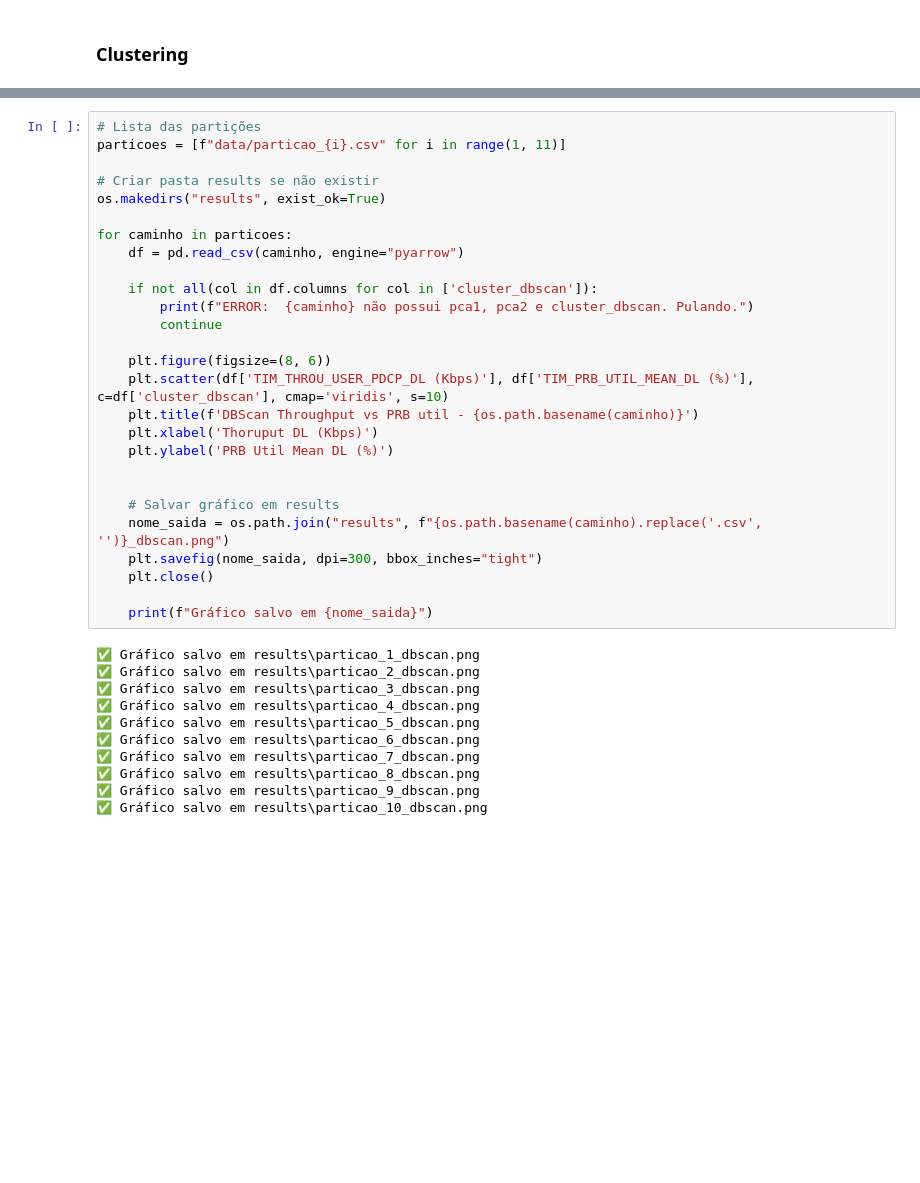
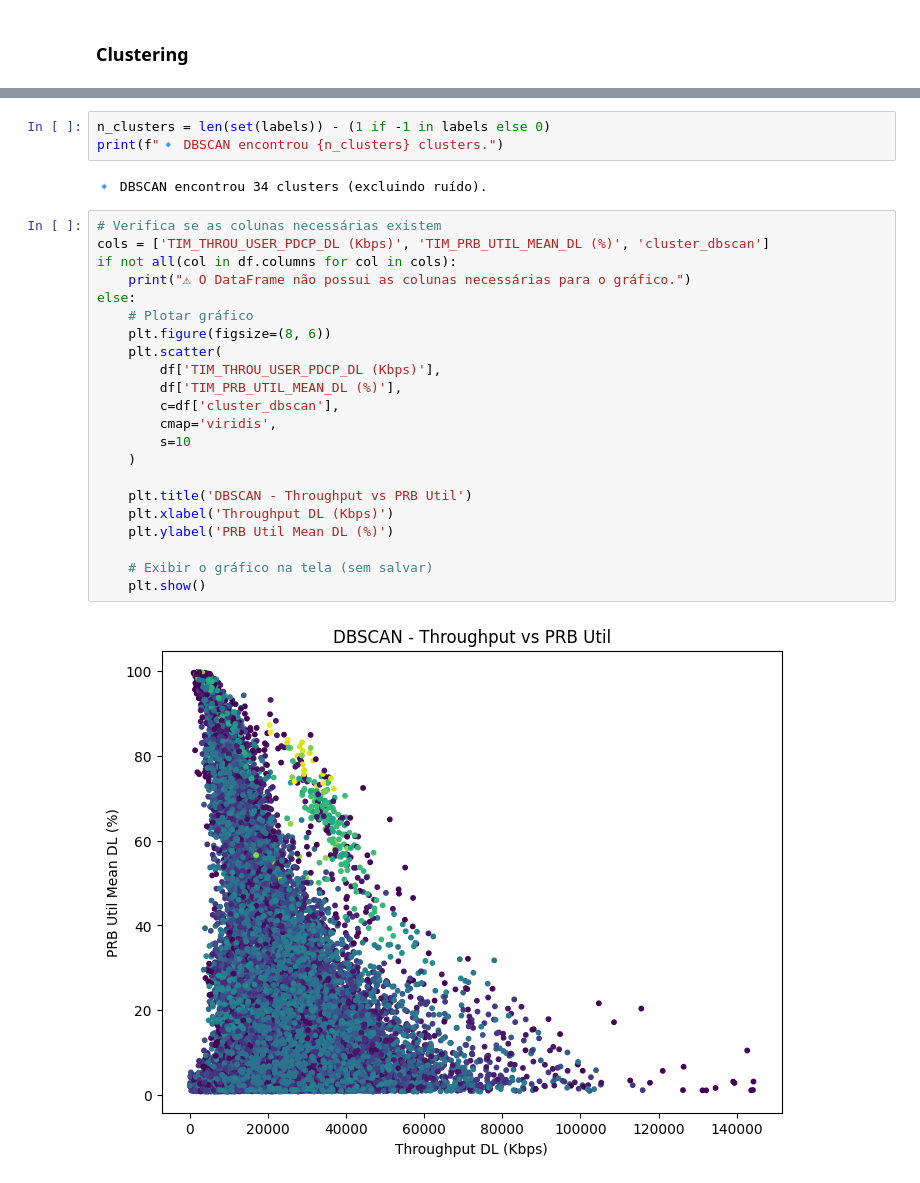
Before and after one commit to BrunoWolf03/TCC-TIM, a Jupyter notebook: agrupamentoDBScan.ipynb, the cells around one changed output, grey strips where cells are left out. Saved outputs shown, nothing was run; the diff lists cells and outputs as text; blank space fills up the shorter version.

Commit message:
drop colunas selecionadas

```diff
--- a/agrupamentoDBScan.ipynb
+++ b/agrupamentoDBScan.ipynb
@@ -120,38 +74,29 @@ data/particao_10.csv: Silhueta = -0.18752159335623608
+# %%
+n_clusters = len(set(labels)) - (1 if -1 in labels else 0)
+print(f"🔹 DBSCAN encontrou {n_clusters} clusters.")
+# %% [output]
+🔹 DBSCAN encontrou 34 clusters (excluindo ruído).
 # %%
-# Lista das partições
-particoes = [f"data/particao_{i}.csv" for i in range(1, 11)]
+# Verifica se as colunas necessárias existem
+cols = ['TIM_THROU_USER_PDCP_DL (Kbps)', 'TIM_PRB_UTIL_MEAN_DL (%)', 'cluster_dbscan']
+if not all(col in df.columns for col in cols):
+    print("⚠ O DataFrame não possui as colunas necessárias para o gráfico.")
+else:
+    # Plotar gráfico
+    plt.figure(figsize=(8, 6))
+    plt.scatter(
+        df['TIM_THROU_USER_PDCP_DL (Kbps)'],
+        df['TIM_PRB_UTIL_MEAN_DL (%)'],
+        c=df['cluster_dbscan'],
+        cmap='viridis',
+        s=10
+    )
 
-# Criar pasta results se não existir
-os.makedirs("results", exist_ok=True)
-
-for caminho in particoes:
-    df = pd.read_csv(caminho, engine="pyarrow")
-
-    if not all(col in df.columns for col in ['cluster_dbscan']):
-        print(f"ERROR:  {caminho} não possui pca1, pca2 e cluster_dbscan. Pulando.")
-        continue
-
-    plt.figure(figsize=(8, 6))
-    plt.scatter(df['TIM_THROU_USER_PDCP_DL (Kbps)'], df['TIM_PRB_UTIL_MEAN_DL (%)'], c=df['cluster_dbscan'], cmap='viridis', s=10)
-    plt.title(f'DBScan Throughput vs PRB util - {os.path.basename(caminho)}')
-    plt.xlabel('Thoruput DL (Kbps)')
+    plt.title('DBSCAN - Throughput vs PRB Util')
+    plt.xlabel('Throughput DL (Kbps)')
     plt.ylabel('PRB Util Mean DL (%)')
 
-
-    # Salvar gráfico em results
-    nome_saida = os.path.join("results", f"{os.path.basename(caminho).replace('.csv', '')}_dbscan.png")
-    plt.savefig(nome_saida, dpi=300, bbox_inches="tight")
-    plt.close()
-
-    print(f"Gráfico salvo em {nome_saida}")
+    # Exibir o gráfico na tela (sem salvar)
+    plt.show()
 # %% [output]
-✅ Gráfico salvo em results\particao_1_dbscan.png
-✅ Gráfico salvo em results\particao_2_dbscan.png
-✅ Gráfico salvo em results\particao_3_dbscan.png
-✅ Gráfico salvo em results\particao_4_dbscan.png
-✅ Gráfico salvo em results\particao_5_dbscan.png
-✅ Gráfico salvo em results\particao_6_dbscan.png
-✅ Gráfico salvo em results\particao_7_dbscan.png
-✅ Gráfico salvo em results\particao_8_dbscan.png
-✅ Gráfico salvo em results\particao_9_dbscan.png
-✅ Gráfico salvo em results\particao_10_dbscan.png
+[figure, added]
```
Also changed, not shown: parts of 4 cells of this notebook, 3 other files.
